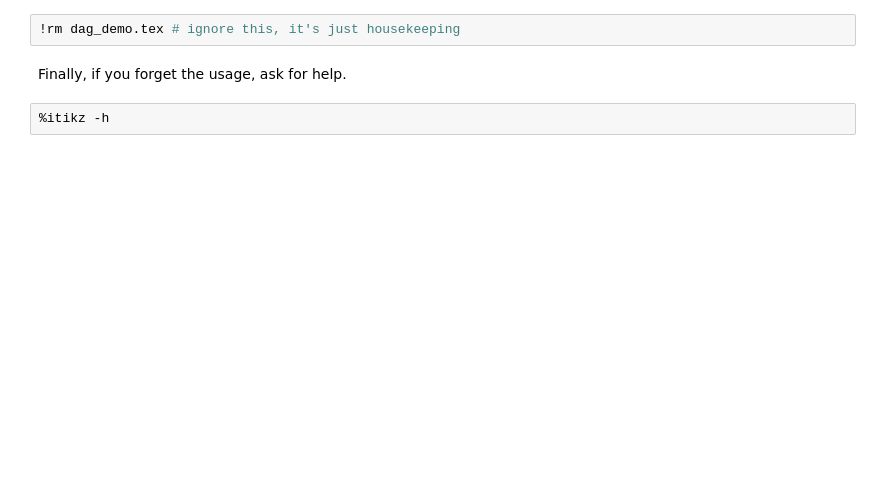
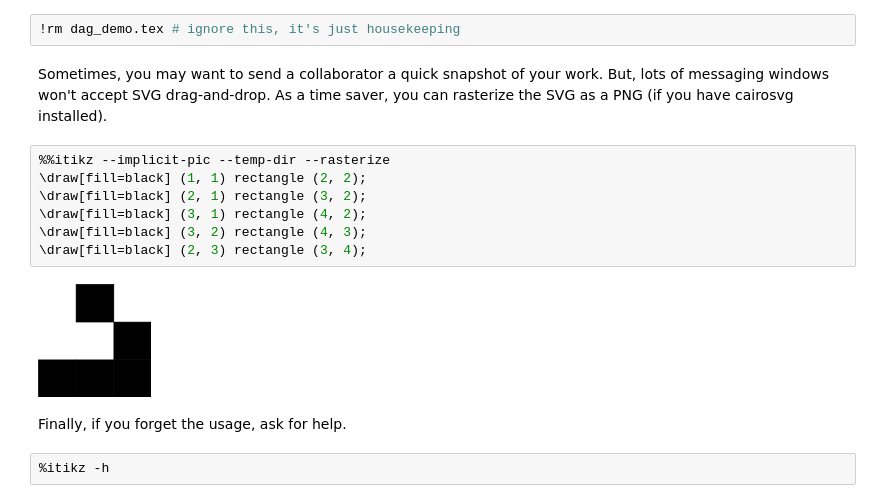
Before and after one commit to jbn/itikz, a Jupyter notebook: Quickstart.ipynb, the cells around one changed output. Drawn from its saved outputs; the diff is of its cells as text; blank space fills up the shorter version.

Commit message:
Add --rasterize and bump version

```diff
--- a/Quickstart.ipynb
+++ b/Quickstart.ipynb
@@ -369,6 +369,17 @@ dag_demo.tex
 [drawing not drawn]
 # %%
 !rm dag_demo.tex # ignore this, it's just housekeeping
+# %% [markdown]
+Sometimes, you may want to send a collaborator a quick snapshot of your work. But, lots of messaging windows won't accept SVG drag-and-drop. As a time saver, you can rasterize the SVG as a PNG (if you have cairosvg installed).
+# %%
+%%itikz --implicit-pic --temp-dir --rasterize
+\draw[fill=black] (1, 1) rectangle (2, 2);
+\draw[fill=black] (2, 1) rectangle (3, 2);
+\draw[fill=black] (3, 1) rectangle (4, 2);
+\draw[fill=black] (3, 2) rectangle (4, 3);
+\draw[fill=black] (2, 3) rectangle (3, 4);
+# %% [output]
+[figure, added]
 # %% [markdown]
 Finally, if you forget the usage, ask for help.
 # %%
```
Also changed, not shown: parts of 1 cell of this notebook, 6 other files.
